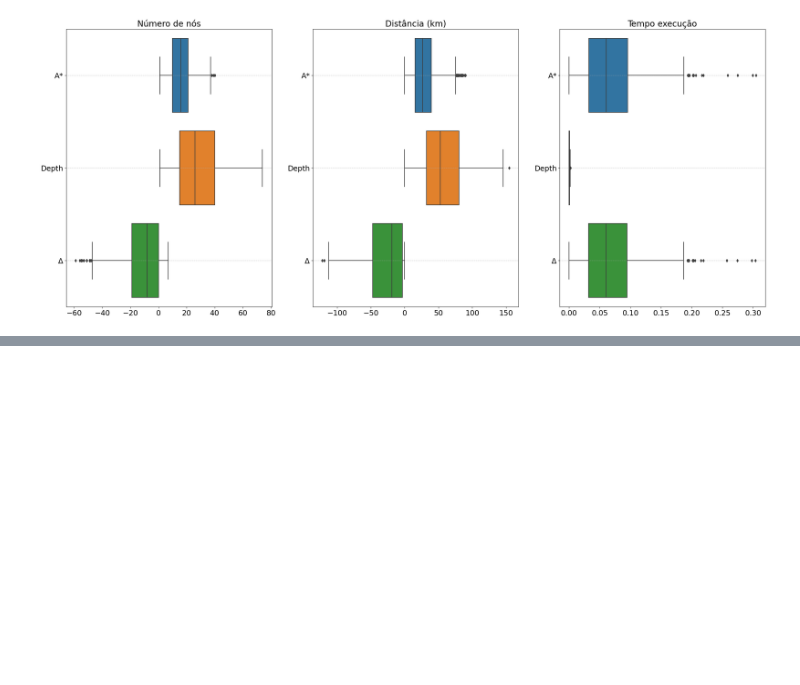
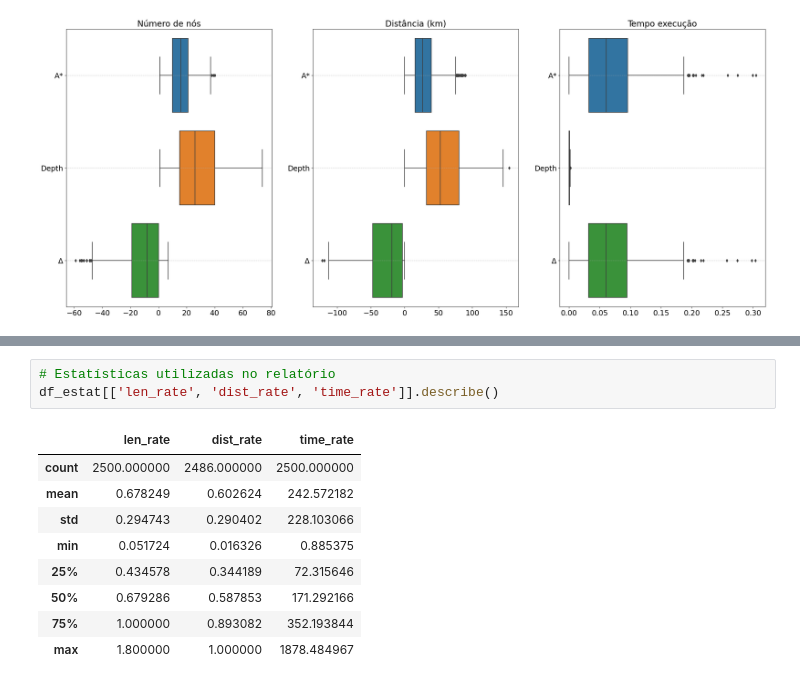
Before and after one commit to arthurhirez/Search_Alg_AI, a Jupyter notebook: Projeto_1_IA.ipynb, the cells around one changed output, grey strips where cells are left out. Saved outputs shown, nothing was run; the diff lists cells and outputs as text; blank space fills up the shorter version.

```diff
--- a/Projeto_1_IA.ipynb
+++ b/Projeto_1_IA.ipynb
@@ -129,0 +143,13 @@ plt.show()
+# %%
+# Estatísticas utilizadas no relatório
+df_estat[['len_rate', 'dist_rate', 'time_rate']].describe()
+# %% [output]
+|  | len_rate | dist_rate | time_rate |
+| count | 2500.000000 | 2486.000000 | 2500.000000 |
+| mean | 0.678249 | 0.602624 | 242.572182 |
+| std | 0.294743 | 0.290402 | 228.103066 |
+| min | 0.051724 | 0.016326 | 0.885375 |
+| 25% | 0.434578 | 0.344189 | 72.315646 |
+| 50% | 0.679286 | 0.587853 | 171.292166 |
+| 75% | 1.000000 | 0.893082 | 352.193844 |
+| max | 1.800000 | 1.000000 | 1878.484967 |
```
Also changed, not shown: parts of 2 cells of this notebook, 1 other file.
